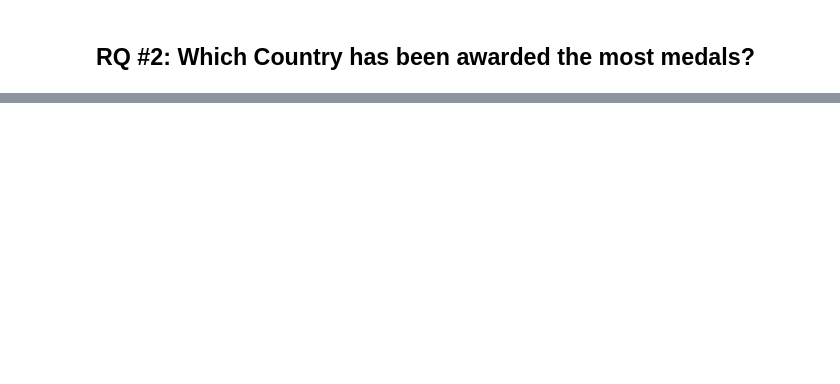
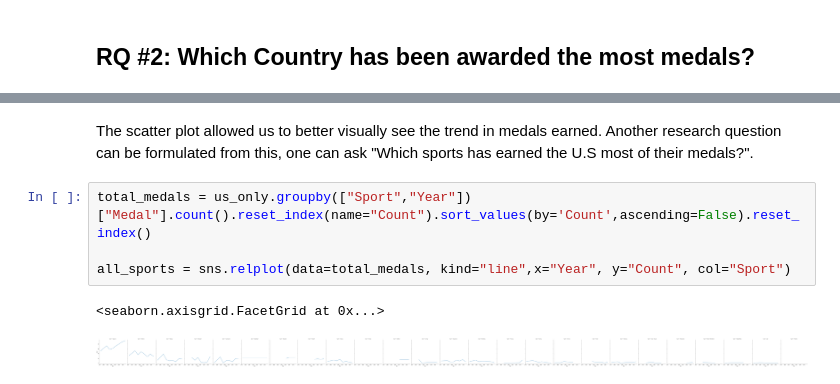
Before and after one commit to data301-2020-winter2/course-project-group_1053, a Jupyter notebook: analysis/Analysis.ipynb, the cells around one changed output, grey strips where cells are left out. Cells and saved outputs as stored; diff of their text form; blank space fills up the shorter version.

```diff
--- a/analysis/Analysis.ipynb
+++ b/analysis/Analysis.ipynb
@@ -97,0 +127,9 @@ We can conclude from all of the above visualizations that there certainly was a
+# %% [markdown]
+The scatter plot allowed us to better visually see the trend in medals earned. Another research question can be formulated from this, one can ask "Which sports has earned the U.S most of their medals?".
+# %%
+total_medals = us_only.groupby(["Sport","Year"])["Medal"].count().reset_index(name="Count").sort_values(by='Count',ascending=False).reset_index()
+
+all_sports = sns.relplot(data=total_medals, kind="line",x="Year", y="Count", col="Sport")
+# %% [output]
+<seaborn.axisgrid.FacetGrid at 0x...>
+[figure, added]
```
Also changed, not shown: parts of 10 cells of this notebook, 5 other files.
